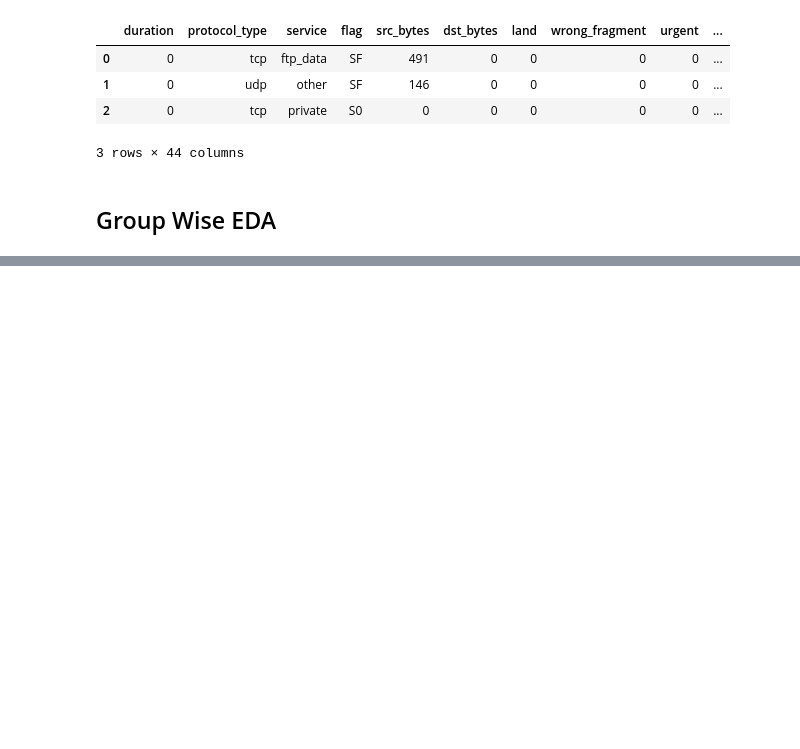
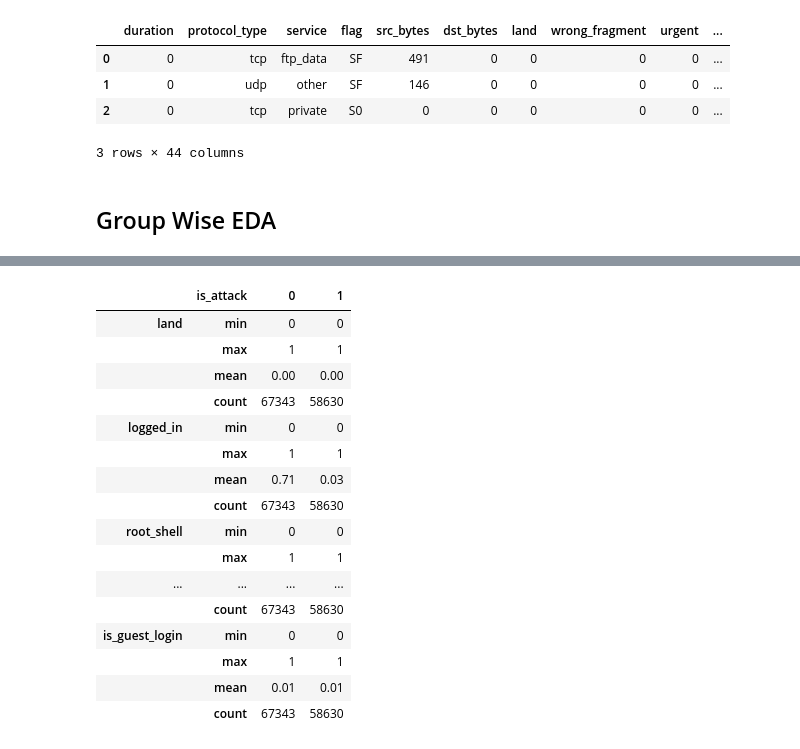
Before and after one commit to NaimPro-tech/Network-Intrusion-Detection-System, a Jupyter notebook: notebooks/intrusion.ipynb, the cells around one changed output, grey strips where cells are left out. Cells and saved outputs as stored; diff of their text form; code cells hidden in the pictures; blank space fills up the shorter version.

Commit message:
Binary categorical EDA

```diff
--- a/notebooks/intrusion.ipynb
+++ b/notebooks/intrusion.ipynb
@@ -530,0 +549,23 @@ train_df.head(3)
+# %%
+#lets check the attack distribution with binary features
+#.T means transpose
+
+train_df.groupby("is_attack")[binary_features].agg(["min","max","mean", "count"]).T
+# %% [output]
+|  | is_attack | 0 | 1 |
+| land | min | 0 | 0 |
+|  | max | 1 | 1 |
+|  | mean | 0.00 | 0.00 |
+|  | count | 67343 | 58630 |
+| logged_in | min | 0 | 0 |
+|  | max | 1 | 1 |
+|  | mean | 0.71 | 0.03 |
+|  | count | 67343 | 58630 |
+| root_shell | min | 0 | 0 |
+|  | max | 1 | 1 |
+| ... | ... | ... | ... |
+|  | count | 67343 | 58630 |
+| is_guest_login | min | 0 | 0 |
+|  | max | 1 | 1 |
+|  | mean | 0.01 | 0.01 |
+|  | count | 67343 | 58630 |
```
Also changed, not shown: parts of 3 cells of this notebook.
